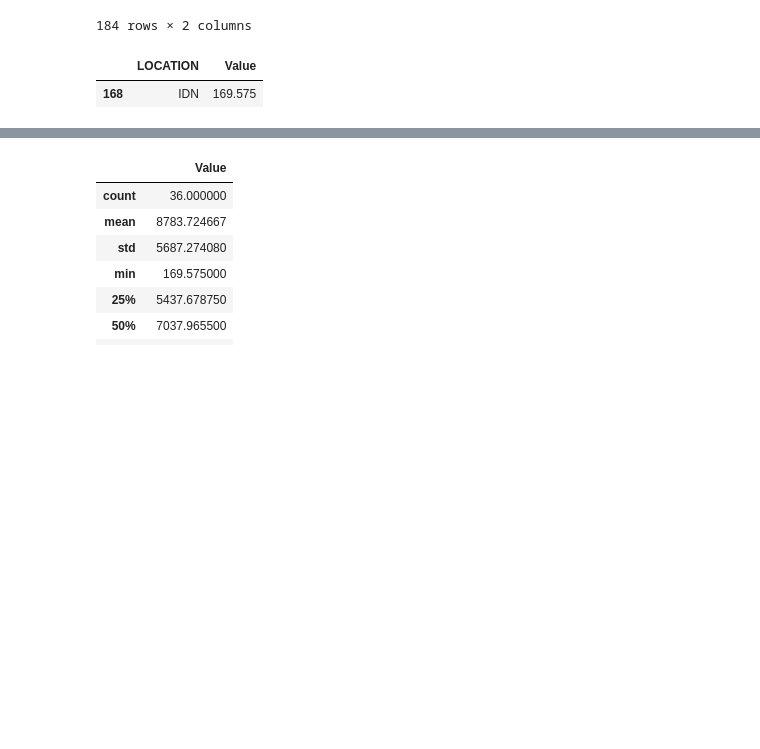
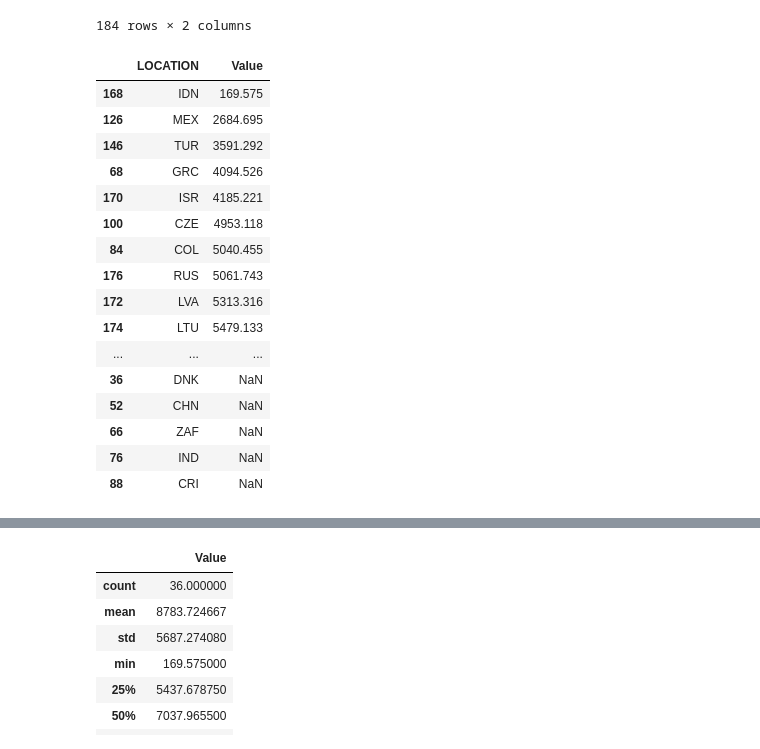
Before and after one commit to jonnie763/DATA-690-WANG-Stats-and-Visualizations, a Jupyter notebook: Jonathan_Rius_Deliverable_2.ipynb, the cells around one changed output, grey strips where cells are left out. Cells and saved outputs as stored; diff of their text form; code cells hidden in the pictures; blank space fills up the shorter version.

```diff
--- a/Jonathan_Rius_Deliverable_2.ipynb
+++ b/Jonathan_Rius_Deliverable_2.ipynb
@@ -420,10 +329,25 @@ df
 # %%
 df.drop_duplicates(subset=['LOCATION'])
 df=df.drop_duplicates(subset=['LOCATION'])
-df.head(1)
+df
 # %% [output]
 |  | LOCATION | Value |
 | 168 | IDN | 169.575 |
+| 126 | MEX | 2684.695 |
+| 146 | TUR | 3591.292 |
+| 68 | GRC | 4094.526 |
+| 170 | ISR | 4185.221 |
+| 100 | CZE | 4953.118 |
+| 84 | COL | 5040.455 |
+| 176 | RUS | 5061.743 |
+| 172 | LVA | 5313.316 |
+| 174 | LTU | 5479.133 |
+| ... | ... | ... |
+| 36 | DNK | NaN |
+| 52 | CHN | NaN |
+| 66 | ZAF | NaN |
+| 76 | IND | NaN |
+| 88 | CRI | NaN |
 # %%
 df.dropna(axis='rows')
 df=df.dropna(axis='rows')
```
Also changed, not shown: parts of 79 cells of this notebook.
